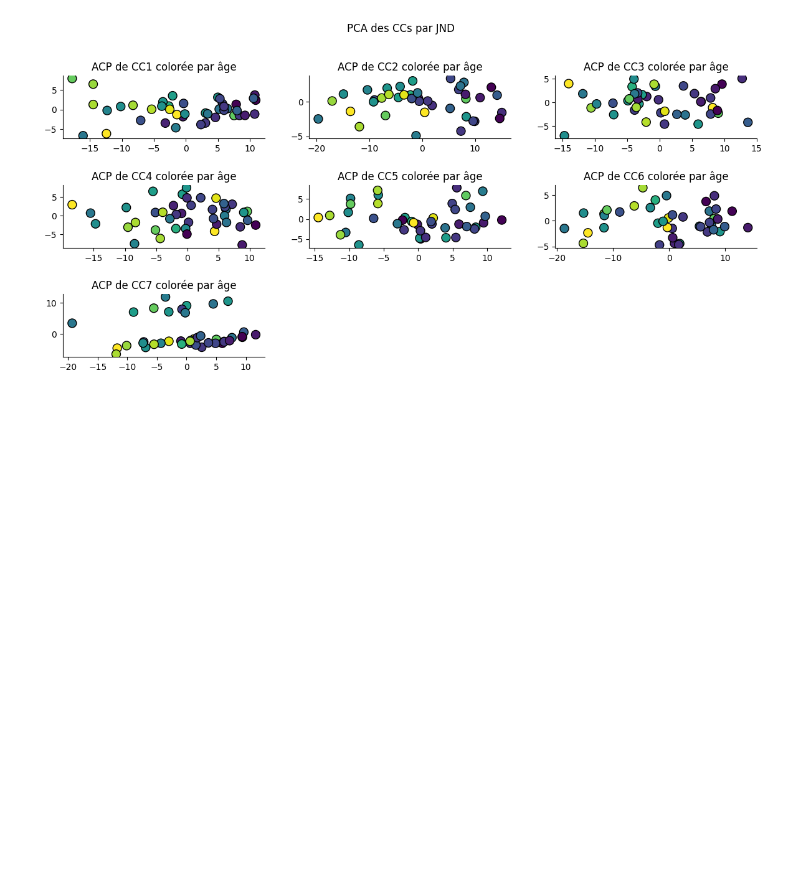
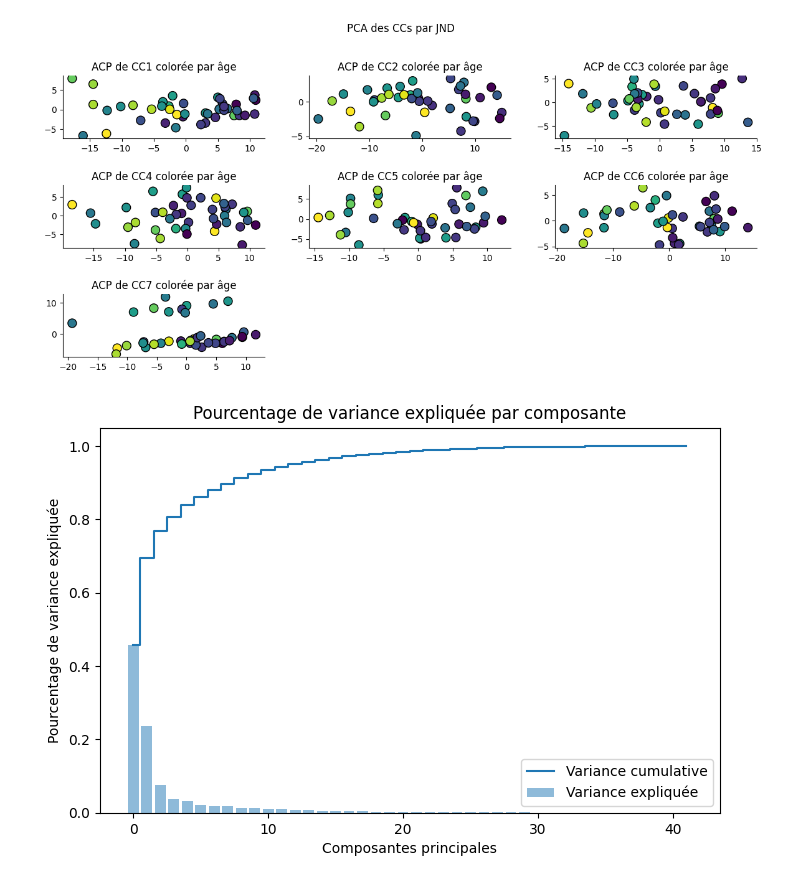
Before and after one commit to nicolascatz/CRPN_DTI_AGING_DPAKNC, a Jupyter notebook: scripts/DTI_Aging_FeatSelect_and_votingRegressor_251213_NC.ipynb, the cells around one changed output. Saved outputs shown, nothing was run; the diff lists cells and outputs as text; code cells hidden in the pictures; blank space fills up the shorter version.

```diff
--- a/scripts/DTI_Aging_FeatSelect_and_votingRegressor_251213_NC.ipynb
+++ b/scripts/DTI_Aging_FeatSelect_and_votingRegressor_251213_NC.ipynb
@@ -716,3 +694,22 @@ fig.suptitle('PCA des CCs par JND')
 plt.tight_layout(pad=2.0  )
 # %% [output]
 [figure]
+# %%
+pca = PCA()
+pca.fit(X_scaled)
+
+# Récupération des pourcentages de variance expliquée
+variance = pca.explained_variance_ratio_
+cumulative_variance = np.cumsum(variance)
+
+# Tracé
+plt.figure(figsize=(8, 5))
+plt.bar(range(len(variance)), variance, alpha=0.5, align='center', label='Variance expliquée')
+plt.step(range(len(cumulative_variance)), cumulative_variance, where='mid', label='Variance cumulative')
+plt.ylabel('Pourcentage de variance expliquée')
+plt.xlabel('Composantes principales')
+plt.legend(loc='best')
+plt.title('Pourcentage de variance expliquée par composante')
+plt.show()
+# %% [output]
+[figure, added]
```
Also changed, not shown: parts of 12 cells of this notebook.
